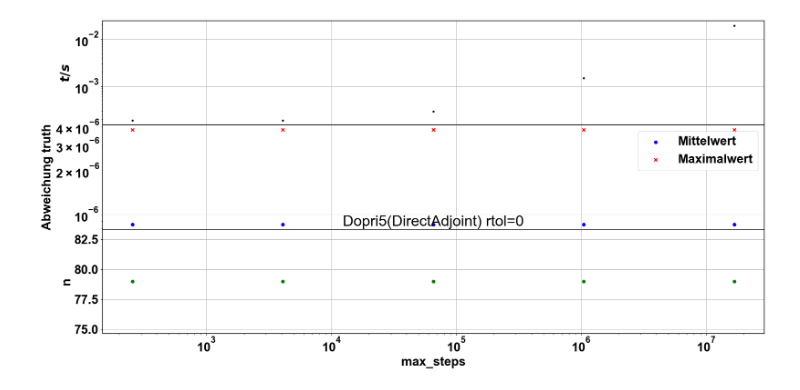
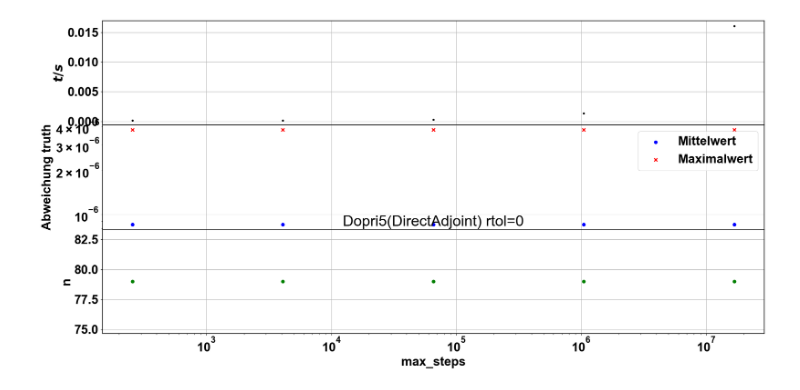
Before and after one commit to rubba0220/Bachelorarbeit, a Jupyter notebook: proper benchmark3.ipynb, the cells around one changed output. Drawn from its saved outputs; the diff is of its cells as text; code cells hidden in the pictures.

```diff
--- a/proper benchmark3.ipynb
+++ b/proper benchmark3.ipynb
@@ -208,6 +208,6 @@ plt.savefig('results/benchmark_eigen3.png')
 # %%
 rtol = 0
-atols = [1e-1, 1e-2, 1e-3, 1e-4, 1e-5, 1e-6, 1e-7, 1e-8, 1e-9, 1e-10]
+atols = [1e-1, 1e-2, 1e-3, 1e-4, 1e-5, 1e-6, 1e-7, 1e-8, 1e-9, 2e-10, 3e-10, 5e-10, 7e-10, 1e-10]
 
 df_da = pd.DataFrame(columns=['atol', 'abw_mean_dopri', 'abw_max_dopri', 'n', 't_mean', 't_std'])
 
@@ -265,5 +268,5 @@ plt.savefig('results/benchmark_dopria3.png')
 # %%
-ns = [5, 10, 50, 100, 500, 1000, 2000]
+ns = [100, 500, 1000, 1500, 2000, 3000, 4000, 5000, 6000]
 rtol = 0
 atol = 1e-6
 
@@ -314,22 +319,22 @@ plt.savefig('results/benchmark_doprin3.png')
 # %%
-rtols = [1e-1, 1e-2, 1e-3, 1e-4, 1e-5, 1e-6, 1e-7, 1e-8, 1e-9]
-atol = 0
+# rtols = [1e-1, 1e-2, 1e-3, 1e-4, 1e-5, 1e-6, 1e-7, 1e-8, 2e-9, 3e-9, 5e-9, 7e-9, 1e-9]
+# atol = 0
 
-df_dr = pd.DataFrame(columns=['rtol', 'rel_abw_mean_dopri', 'rel_abw_max_dopri', 'n', 't_mean', 't_std'])
+# df_dr = pd.DataFrame(columns=['rtol', 'rel_abw_mean_dopri', 'rel_abw_max_dopri', 'n', 't_mean', 't_std'])
 
-for rtol in rtols:
-    uz_dopri, zs_dopri = diffraxDopri5(params, z0, z1, u0, f, n, rtol, atol, 4096)
-    t = %timeit -o block_until_ready(diffraxDopri5(params, z0, z1, u0, f, n, rtol, atol, 4096))
+# for rtol in rtols:
+#     uz_dopri, zs_dopri = diffraxDopri5(params, z0, z1, u0, f, n, rtol, atol, 4096)
+#     t = %timeit -o block_until_ready(diffraxDopri5(params, z0, z1, u0, f, n, rtol, atol, 4096))
 
-    uz_dopri = uz_dopri[~jnp.isinf(uz_dopri).any(axis=1)]
-    zs_dopri = zs_dopri[~jnp.isinf(zs_dopri)]
+#     uz_dopri = uz_dopri[~jnp.isinf(uz_dopri).any(axis=1)]
+#     zs_dopri = zs_dopri[~jnp.isinf(zs_dopri)]
 
-    rel_abw_dopri = jnp.array([(uz_dopri[i,0] - f_analytical(zs_dopri[i]) )/f_analytical(zs_dopri[i]) for i in range(len(zs_dopri))])
-    rel_abw_mean_dopri = jnp.mean(jnp.abs(rel_abw_dopri))
-    rel_abw_max_dopri = jnp.max(jnp.abs(rel_abw_dopri))
+#     rel_abw_dopri = jnp.array([(uz_dopri[i,0] - f_analytical(zs_dopri[i]) )/f_analytical(zs_dopri[i]) for i in range(len(zs_dopri))])
+#     rel_abw_mean_dopri = jnp.mean(jnp.abs(rel_abw_dopri))
+#     rel_abw_max_dopri = jnp.max(jnp.abs(rel_abw_dopri))
 
-    df_dr = pd.concat([df_dr, pd.DataFrame({'rtol':[rtol], 'rel_abw_mean_dopri': [rel_abw_mean_dopri], 'rel_abw_max_dopri': [rel_abw_max_dopri], 'n': [len(zs_dopri)], 't_mean': [t.average], 't_std': [t.stdev]})], ignore_index=True)
+#     df_dr = pd.concat([df_dr, pd.DataFrame({'rtol':[rtol], 'rel_abw_mean_dopri': [rel_abw_mean_dopri], 'rel_abw_max_dopri': [rel_abw_max_dopri], 'n': [len(zs_dopri)], 't_mean': [t.average], 't_std': [t.stdev]})], ignore_index=True)
 
 
 
-df_dr.to_string('results/benchmark_doprir3.txt', col_space=16, justify='left', index=False, float_format = '{:.2e}'.format)
+# df_dr.to_string('results/benchmark_doprir3.txt', col_space=16, justify='left', index=False, float_format = '{:.2e}'.format)
@@ -399,23 +392,22 @@ df_ds.to_string('results/benchmark_dopris3.txt', col_space=16, justify='left', i
 # %%
 # Plot
 fig, ax = plt.subplots(3,1, figsize=(20,10), sharex=True, gridspec_kw={'height_ratios': [3, 3, 3]})
 plt.title('Dopri5(DirectAdjoint) rtol=0')
 ax[0].set_ylabel('$t/s$')
-ax[0].set_yscale('log')
 ax[0].errorbar(df_ds['max_steps'], df_ds['t_mean'], yerr=df_ds['t_std'], color='black', fmt = '.')
 ax[0].grid()
 ax[1].set_ylabel('Abweichung truth')
 ax[1].set_yscale('log')
 ax[1].scatter(df_ds['max_steps'], df_ds['abw_mean_dopri'], color='blue', label='Mittelwert', marker='o')
 ax[1].scatter(df_ds['max_steps'], df_ds['abw_max_dopri'], color='red', label='Maximalwert', marker='x')
 ax[1].grid()
 ax[1].legend()
 ax[2].set_xlabel('max_steps')
 ax[2].set_xscale('log')
 ax[2].set_ylabel('n')
 ax[2].scatter(df_ds['max_steps'], df_ds['n'], color='green', marker='o')
 ax[2].grid()
 fig.tight_layout()
 fig.subplots_adjust(hspace=0.0)
 # %% [output]
-[figure, old version]
+[figure, new version]
```
Also changed, not shown: parts of 9 cells of this notebook, 8 other files.
